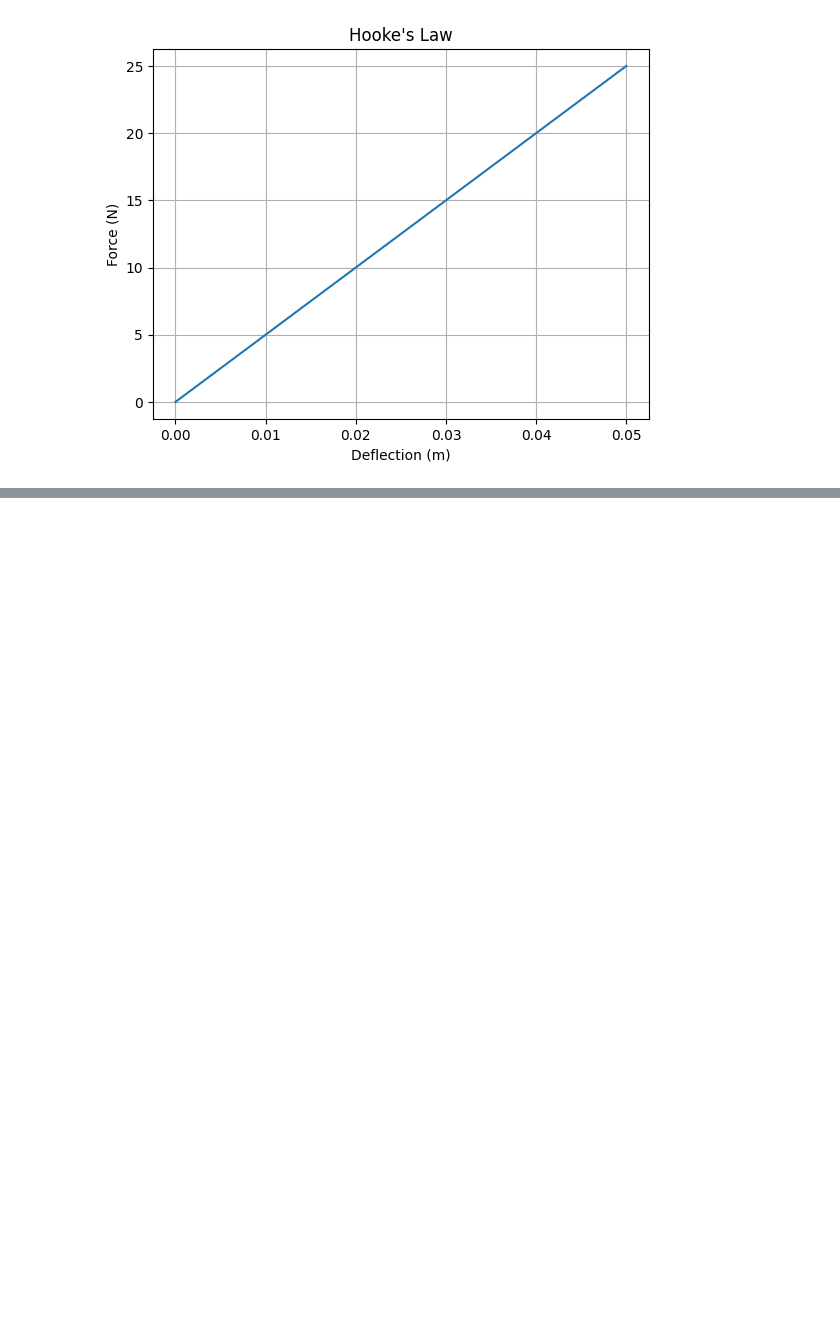
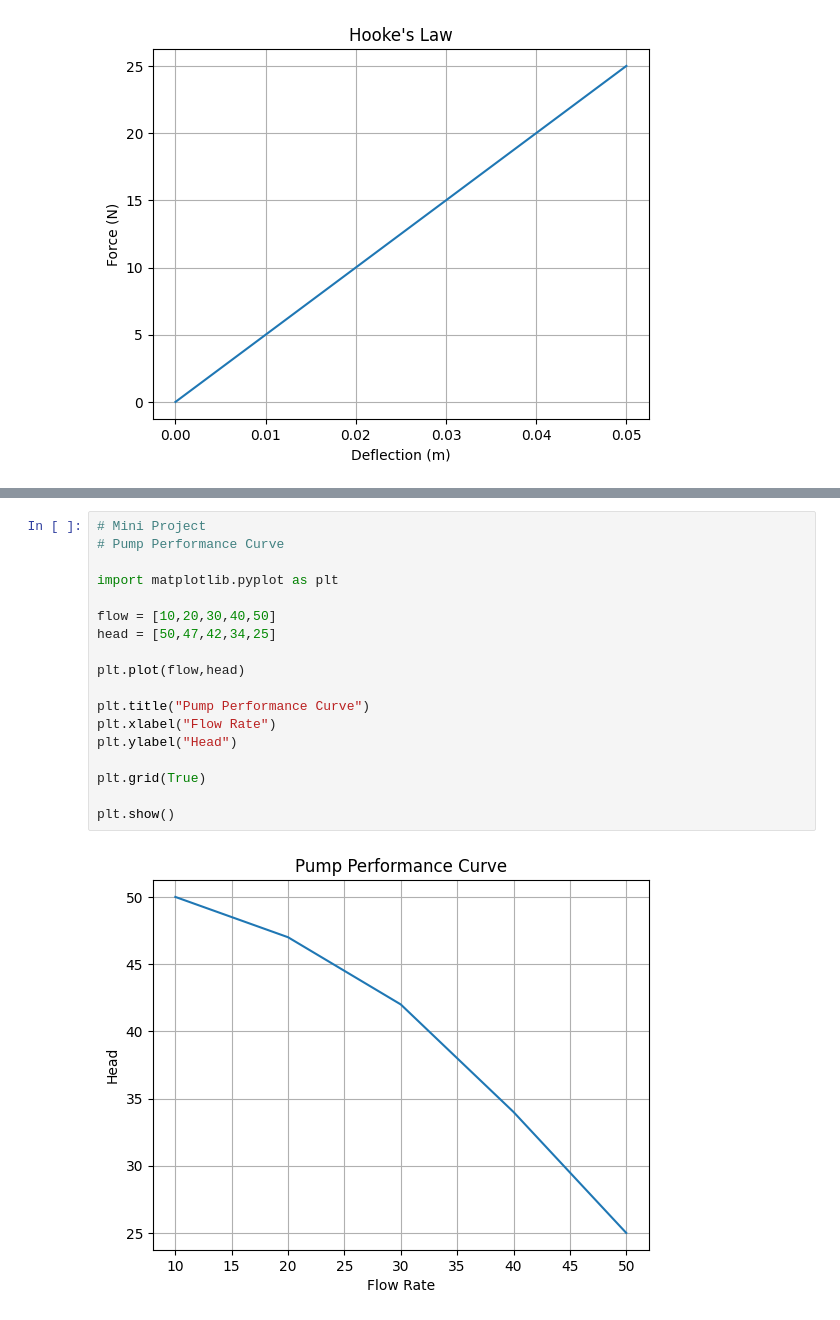
Before and after one commit to EhsanShakil05/Python-for-Engineers, a Jupyter notebook: Python_Engineering_Visualization.ipynb, the cells around one changed output, grey strips where cells are left out. Drawn from its saved outputs; the diff is of its cells as text; blank space fills up the shorter version.

```diff
--- a/Python_Engineering_Visualization.ipynb
+++ b/Python_Engineering_Visualization.ipynb
@@ -70,0 +113,20 @@ graph.show()
+# %%
+# Mini Project
+# Pump Performance Curve
+
+import matplotlib.pyplot as plt
+
+flow = [10,20,30,40,50]
+head = [50,47,42,34,25]
+
+plt.plot(flow,head)
+
+plt.title("Pump Performance Curve")
+plt.xlabel("Flow Rate")
+plt.ylabel("Head")
+
+plt.grid(True)
+
+plt.show()
+# %% [output]
+[figure, added]
```
Also changed, not shown: parts of 2 cells of this notebook.
